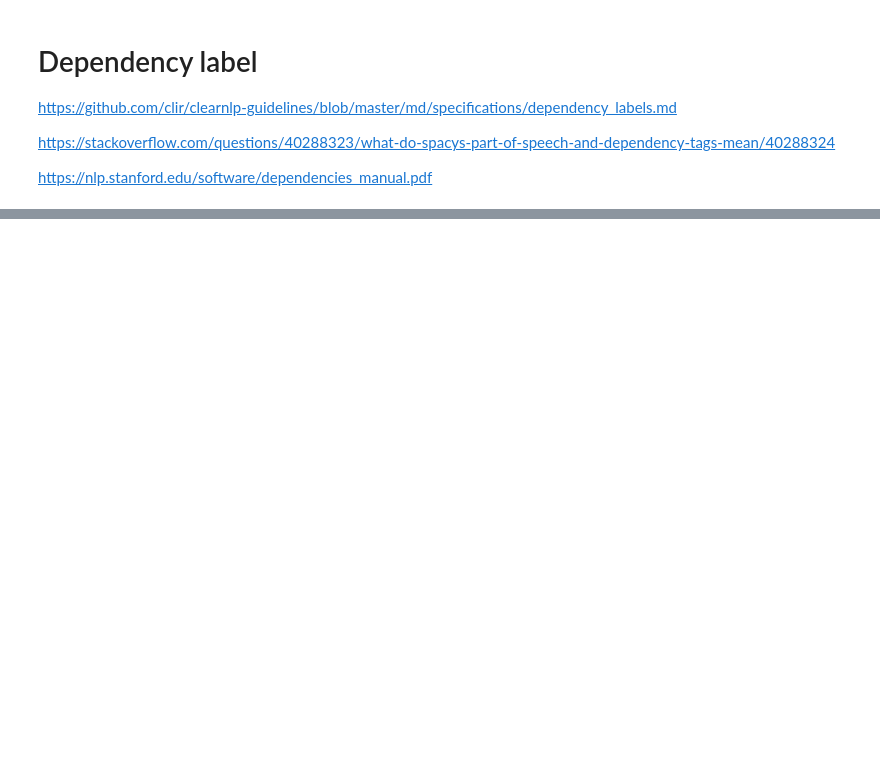
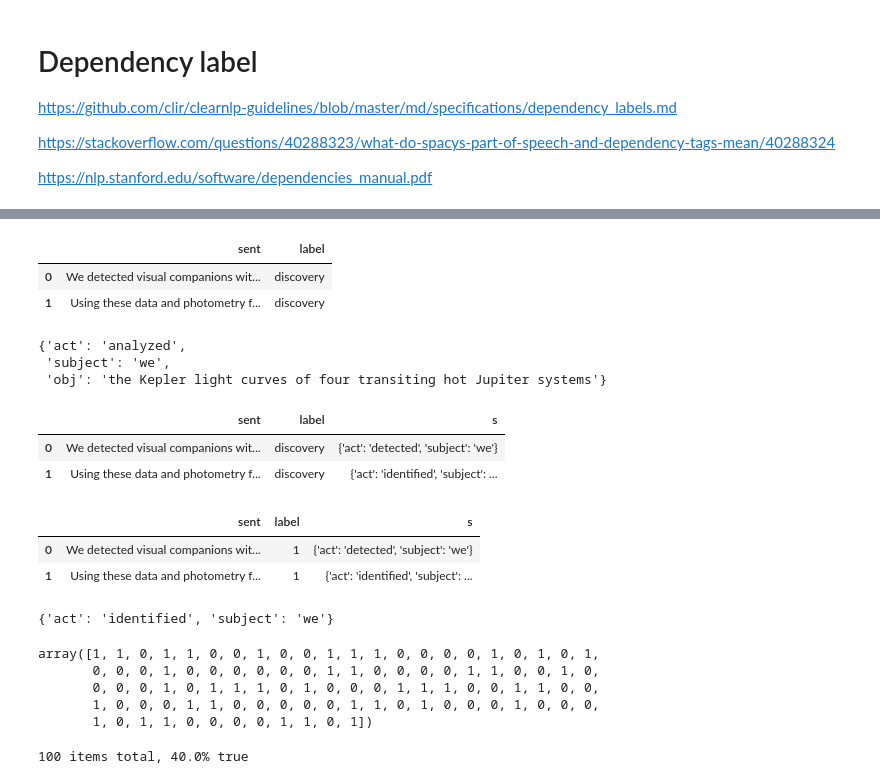
Before and after one commit to grasshoff/vorlesung2019, a Jupyter notebook: notebooks/grasshoff/DocClassify.ipynb, the cells around one changed output, grey strips where cells are left out. Saved outputs shown, nothing was run; the diff lists cells and outputs as text; code cells hidden in the pictures; blank space fills up the shorter version.

```diff
--- a/notebooks/grasshoff/DocClassify.ipynb
+++ b/notebooks/grasshoff/DocClassify.ipynb
@@ -50,0 +65,3 @@ displacy.render(nlp(satz), style="dep")
+# %%
+satz=nlp(sentences[114522])
+satz
@@ -90,0 +185,38 @@ dfAct[dfAct["subject"]=="we"]
+# %%
+dfExoplanetsNASAannot = pd.read_json('./data/dfExoplanetsNASAdetected100rand_v2.json', orient = 'table')
+del dfExoplanetsNASAannot['tagRootSent']
+del dfExoplanetsNASAannot['tagDetected']
+dfExoplanetsNASAannot.head(2)
+# %% [output]
+|  | sent | label |
+| 0 | We detected visual companions wit... | discovery |
+| 1 | Using these data and photometry f... | discovery |
+# %%
+def satz_analytic2(satz):
+#    merkmal = dict({"satz":satz.text})
+    merkmal=dict({})
+# search for main verb
+    for t in satz:
+        if t.dep_ == "ROOT":
+            r=t.head.text
+            merkmal.update({"act":r})
+# subject and object related to verb
+    for t in satz:
+#        if t.dep_ == "dobj" and merkmal["act"]==t.head.text:
+#            merkmal.update({"obj":''.join(w.text_with_ws for w in t.subtree)})
+        if t.dep_ == "nsubj" and merkmal["act"]==t.head.text:
+            merkmal.update({"subject":t.text.lower()})
+
+    return(merkmal)
+satz_analytic(satz)
+# %% [output]
+{'act': 'analyzed',
+ 'subject': 'we',
+ 'obj': 'the Kepler light curves of four transiting hot Jupiter systems'}
+# %%
+dfExoplanetsNASAannot["s"]=dfExoplanetsNASAannot["sent"].apply(lambda y: satz_analytic2(nlp(y)))
+dfExoplanetsNASAannot.head(2)
+# %% [output]
+|  | sent | label | s |
+| 0 | We detected visual companions wit... | discovery | {'act': 'detected', 'subject': 'we'} |
+| 1 | Using these data and photometry f... | discovery | {'act': 'identified', 'subject': ... |
@@ -90,0 +233,29 @@ dfAct[dfAct["subject"]=="we"]
+# %%
+dfExoplanetsNASAannot.head(2)
+# %% [output]
+|  | sent | label | s |
+| 0 | We detected visual companions wit... | 1 | {'act': 'detected', 'subject': 'we'} |
+| 1 | Using these data and photometry f... | 1 | {'act': 'identified', 'subject': ... |
+# %%
+_all_xs[1]
+# %% [output]
+{'act': 'identified', 'subject': 'we'}
+# %%
+_all_ys=np.array(list(dfExoplanetsNASAannot["label"]))
+_all_ys
+# %% [output]
+array([1, 1, 0, 1, 1, 0, 0, 1, 0, 0, 1, 1, 1, 0, 0, 0, 0, 1, 0, 1, 0, 1,
+       0, 0, 0, 1, 0, 0, 0, 0, 0, 0, 1, 1, 0, 0, 0, 0, 1, 1, 0, 0, 1, 0,
+       0, 0, 0, 1, 0, 1, 1, 1, 0, 1, 0, 0, 0, 1, 1, 1, 0, 0, 1, 1, 0, 0,
+       1, 0, 0, 0, 1, 1, 0, 0, 0, 0, 0, 1, 1, 0, 1, 0, 0, 0, 1, 0, 0, 0,
+       1, 0, 1, 1, 0, 0, 0, 0, 1, 1, 0, 1])
+# %%
+from sklearn.utils import shuffle
+from sklearn.model_selection import train_test_split
+
+all_xs, all_ys = shuffle(_all_xs, _all_ys, random_state=0)
+X_train, X_test, y_train, y_test = train_test_split(
+    all_xs, all_ys, test_size=0.25, random_state=0)
+print('{} items total, {:.1%} true'.format(len(all_xs), np.mean(all_ys)))
+# %% [output]
+100 items total, 40.0% true
```
Also changed, not shown: parts of 36 cells of this notebook, 5 other files.
